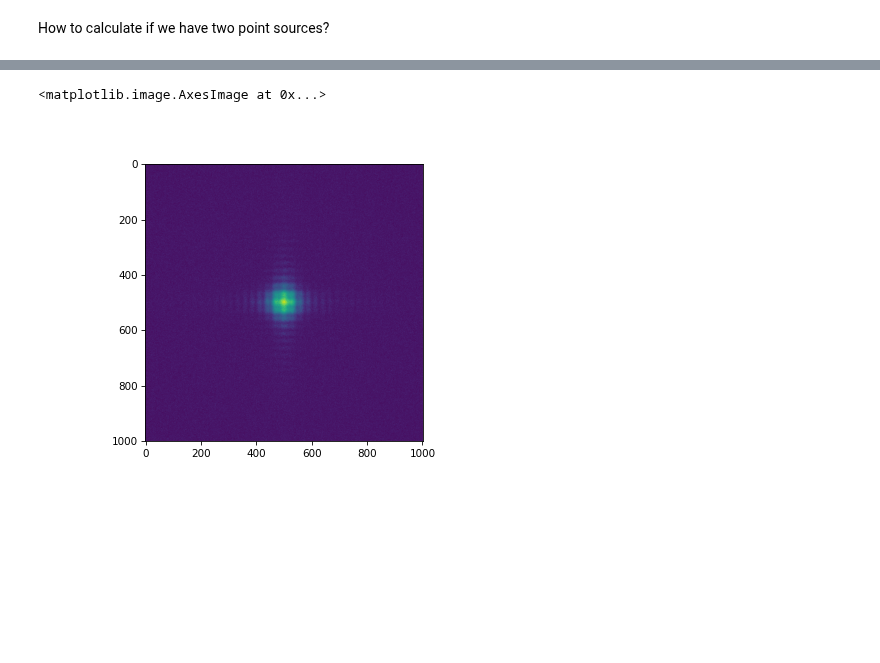
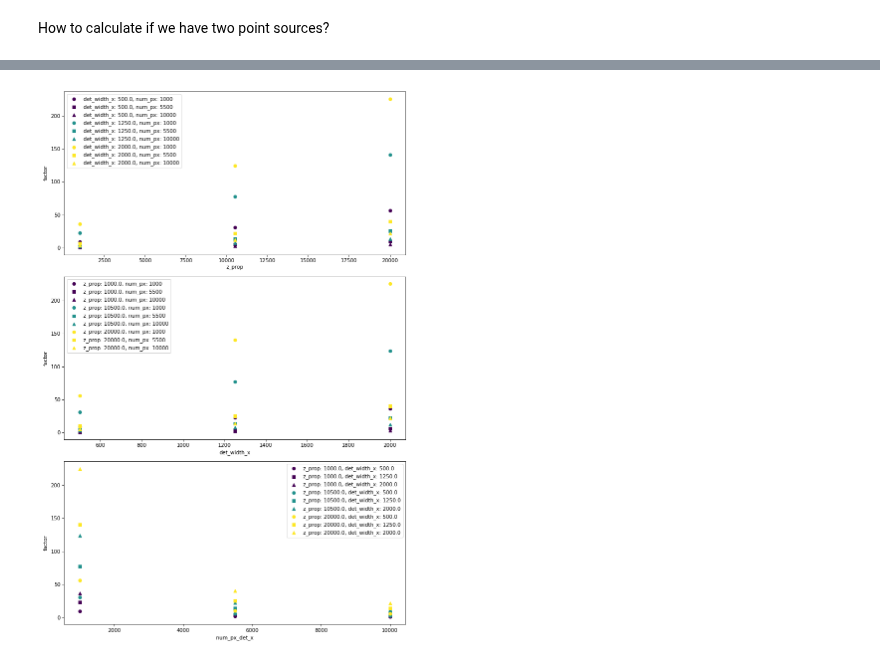
Before and after one commit to DavidLanders95/MonteCarloMS, a Jupyter notebook: montecarlodiffraction_pointsource_gist.ipynb, the cells around one changed output, grey strips where cells are left out. Cells and saved outputs as stored; diff of their text form; code cells hidden in the pictures; blank space fills up the shorter version.

```diff
--- a/montecarlodiffraction_pointsource_gist.ipynb
+++ b/montecarlodiffraction_pointsource_gist.ipynb
@@ -529,6 +510,69 @@ final_image = cp.asnumpy(final_image)
-# %%
-fig, ax = plt.subplots()
-ax.imshow(np.abs(final_image), label='Diffraction Monte Carlo')
-# %% [output]
-<matplotlib.image.AxesImage at 0x...>
-[figure, removed]
+# %%
+num_runs = 3
+z_prop_values = np.linspace(1000, 20000, num_runs)
+det_width_x_values = np.linspace(500, 2000, num_runs)
+num_px_det_x_values = np.linspace(1000, 10000, num_runs).astype(int)
+
+
+# data = np.zeros(num_runs**3, 4)
+factors = []
+
+data = []
+for i, z_prop_val in enumerate(z_prop_values):
+    for j, det_width_x_val in enumerate(det_width_x_values):
+        for k, num_px_det_x_val in enumerate(num_px_det_x_values):
+            factor = test_run(z_prop_val, det_width_x_val, num_px_det_x_val, u2)
+            data.append((z_prop_val, det_width_x_val, num_px_det_x_val, factor))
+
+# Convert data to a NumPy array for easier slicing
+data = np.array(data)
+# %%
+data# Define markers and colors
+markers = ['o', 's', '^', 'v', '<', '>', 'p', '*', 'h', 'H', '+', 'x', 'D', 'd', '|', '_']
+colors = plt.cm.viridis(np.linspace(0, 1, num_runs))
+
+# Separate data for plotting
+z_prop_data = data[:, 0]
+det_width_x_data = data[:, 1]
+num_px_det_x_data = data[:, 2]
+factors_data = data[:, 3]
+
+# Plotting
+fig, ax = plt.subplots(3, 1, figsize=(10, 15))
+
+# Loop over each unique value of det_width_x and num_px_det_x and plot against z_prop
+for j, det_width_x_val in enumerate(det_width_x_values):
+    for k, num_px_det_x_val in enumerate(num_px_det_x_values):
+        mask = (data[:, 1] == det_width_x_val) & (data[:, 2] == num_px_det_x_val)
+        ax[0].scatter(z_prop_data[mask], factors_data[mask],
+                       color=colors[j], marker=markers[k], label=f'det_width_x: {det_width_x_val}, num_px: {num_px_det_x_val}')
+
+# Loop over each unique value of z_prop and num_px_det_x and plot against det_width_x
+for i, z_prop_val in enumerate(z_prop_values):
+    for k, num_px_det_x_val in enumerate(num_px_det_x_values):
+        mask = (data[:, 0] == z_prop_val) & (data[:, 2] == num_px_det_x_val)
+        ax[1].scatter(det_width_x_data[mask], factors_data[mask],
+                       color=colors[i], marker=markers[k], label=f'z_prop: {z_prop_val}, num_px: {num_px_det_x_val}')
+
+# Loop over each unique value of z_prop and det_width_x and plot against num_px_det_x
+for i, z_prop_val in enumerate(z_prop_values):
+    for j, det_width_x_val in enumerate(det_width_x_values):
+        mask = (data[:, 0] == z_prop_val) & (data[:, 1] == det_width_x_val)
+        ax[2].scatter(num_px_det_x_data[mask], factors_data[mask],
+                       color=colors[i], marker=markers[j], label=f'z_prop: {z_prop_val}, det_width_x: {det_width_x_val}')
+
+# Label axes
+ax[0].set_xlabel('z_prop')
+ax[0].set_ylabel('factor')
+ax[0].legend()
+ax[1].set_xlabel('det_width_x')
+ax[1].set_ylabel('factor')
+ax[1].legend()
+ax[2].set_xlabel('num_px_det_x')
+ax[2].set_ylabel('factor')
+ax[2].legend()
+
+plt.tight_layout()
+plt.show()
+# %% [output]
+[figure, added]
```
Also changed, not shown: parts of 10 cells of this notebook.
